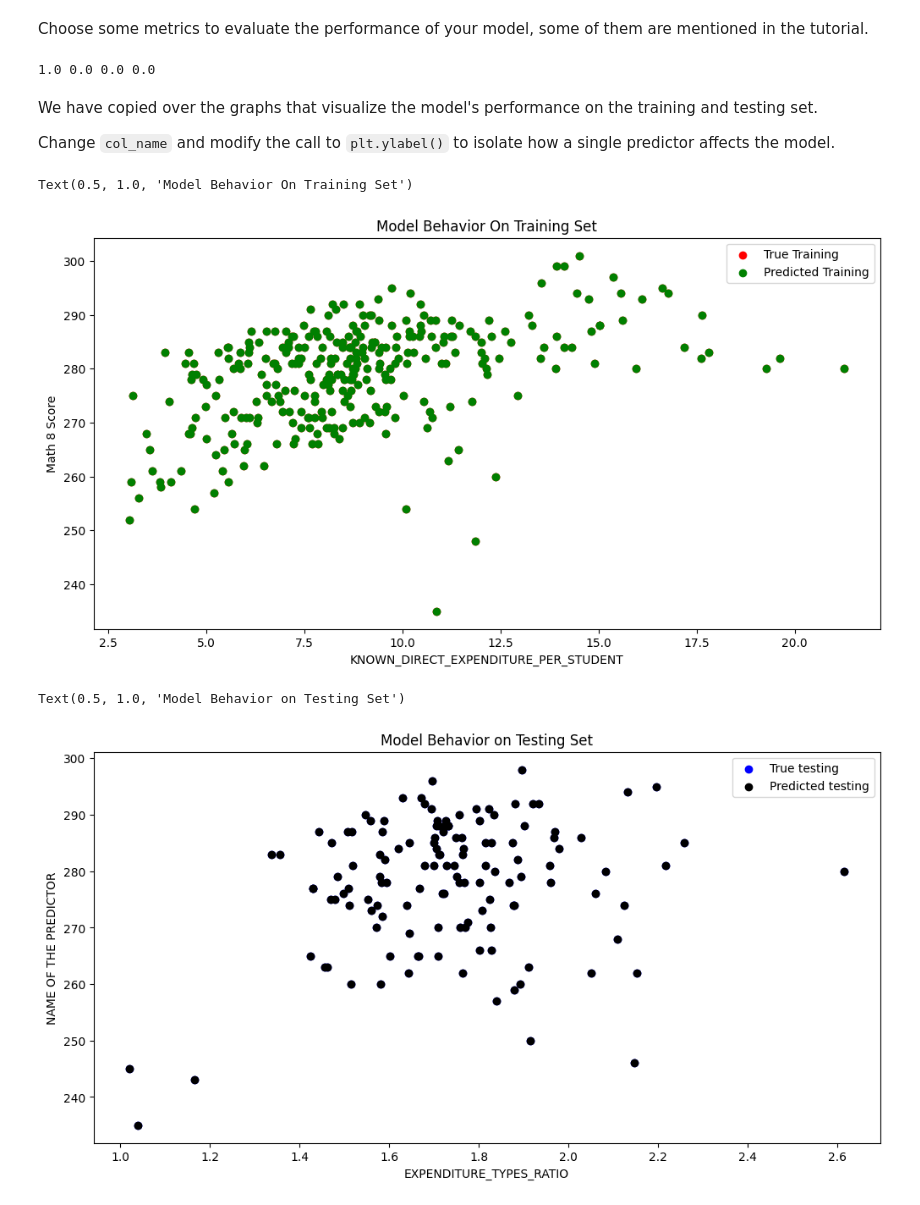
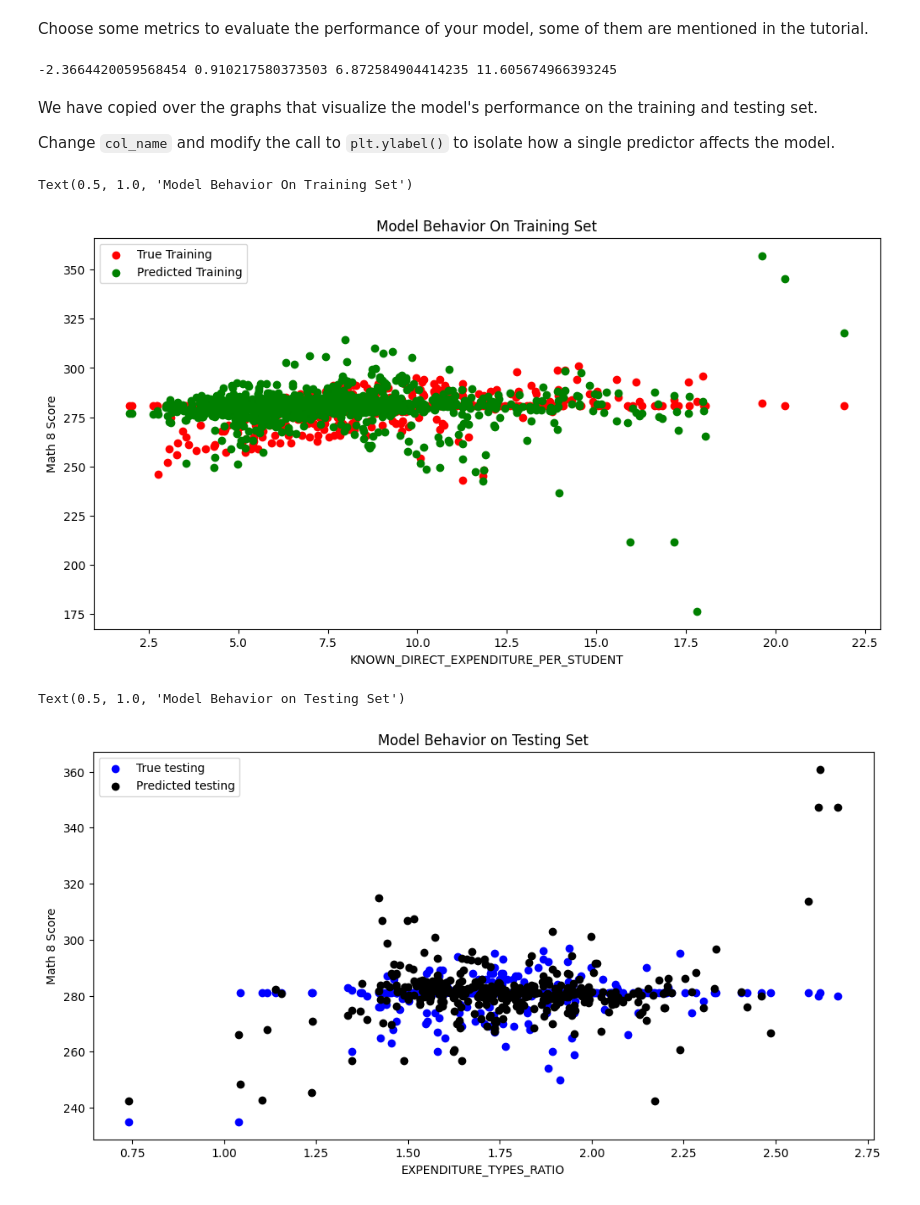
Before and after one commit to zayduzzaman/MDST_Onboarding, a Jupyter notebook: tutorial1/checkpoint1.ipynb, the cells around one changed output. Drawn from its saved outputs; the diff is of its cells as text; code cells hidden in the pictures.

```diff
--- a/tutorial1/checkpoint1.ipynb
+++ b/tutorial1/checkpoint1.ipynb
@@ -277,7 +289,7 @@ from sklearn.model_selection import train_test_split
 # %%
 # X =
 # y =
-X = states_csv[["ENROLL_8", "AVG_MATH_8_SCORE", "KNOWN_DIRECT_EXPENDITURE_PER_STUDENT", "EXPENDITURE_TYPES_RATIO"]].dropna()
+X = states_csv[["ENROLL_8", "KNOWN_DIRECT_EXPENDITURE_PER_STUDENT", "REVENUE_PER_STUDENT", "SUPPORT_SERVICES_EXPENDITURE_PER_STUDENT", "EXPENDITURE_TYPES_RATIO"]].dropna()
 y = states_csv.loc[X.index]['AVG_MATH_8_SCORE']
 y.fillna(y.median(), inplace=True)
 # %%
@@ -294,7 +307,6 @@ from sklearn.linear_model import LinearRegression
 # %%
 # create your model here
-# model = RandomForestRegressor()
-model = LinearRegression()
+model = make_pipeline(PolynomialFeatures(3), LinearRegression())
 # %%
 model.fit(X_train, y_train)
 # %% [output]
@@ -310,8 +323,10 @@ print(model.score(X_test, y_test),
       numpy.mean(model.predict(X_test)-y_test),
       numpy.mean(numpy.abs(model.predict(X_test)-y_test)),
       numpy.mean((model.predict(X_test)-y_test)**2)**0.5)
+# R^2 is rather low, meaning that the model doesn't fit the data well
+# It makes sense as the patterns are non-linear
 # %% [output]
-1.0 0.0 0.0 0.0
+-2.3664420059568454 0.910217580373503 6.872584904414235 11.605674966393245
 # %% [markdown]
 We have copied over the graphs that visualize the model's performance on the training and testing set.
 
@@ -327,31 +342,20 @@ plt.legend(['True Training','Predicted Training'])
 plt.xlabel(col_name)
 plt.ylabel('Math 8 Score')
 plt.title("Model Behavior On Training Set")
-
-# col_name = 'AVG_MATH_8_SCORE'
-
-# f = plt.figure(figsize=(12,6))
-# plt.scatter(X_test[col_name], y_test, color = "blue")
-# plt.scatter(X_test[col_name], model.predict(X_test), color = "black")
-
-# plt.legend(['True testing','Predicted testing'])
-# plt.xlabel(col_name)
-# plt.ylabel('Reading 8 score')
-# plt.title("Model Behavior on Testing Set")
 # %% [output]
 Text(0.5, 1.0, 'Model Behavior On Training Set')
-[figure, old version]
+[figure, new version]
 # %%
 col_name = "EXPENDITURE_TYPES_RATIO"
 
 f = plt.figure(figsize=(12,6))
 plt.scatter(X_test[col_name], y_test, color = "blue")
 plt.scatter(X_test[col_name], model.predict(X_test), color = "black")
 
 plt.legend(['True testing','Predicted testing'])
 plt.xlabel(col_name)
-plt.ylabel('NAME OF THE PREDICTOR')
+plt.ylabel("Math 8 Score")
 plt.title("Model Behavior on Testing Set")
 # %% [output]
 Text(0.5, 1.0, 'Model Behavior on Testing Set')
-[figure, old version]
+[figure, new version]
```
Also changed, not shown: parts of 11 cells of this notebook.
